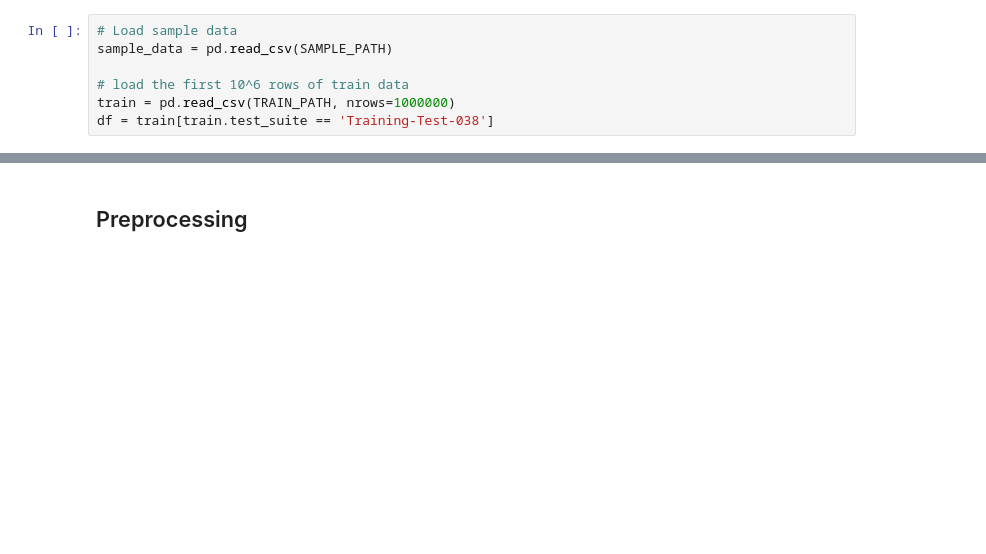
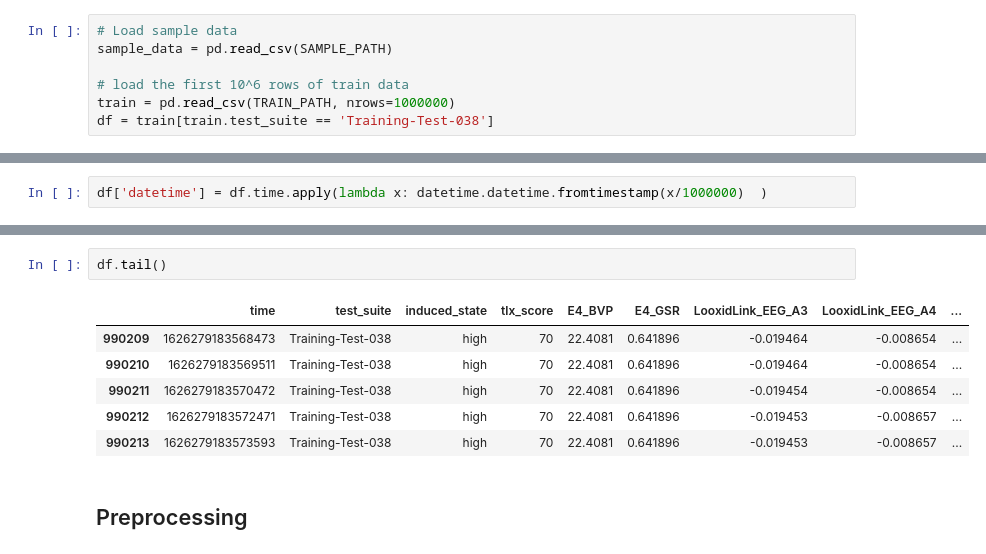
Before and after one commit to waynnbz/Cog-State-Classification, a Jupyter notebook: Single_testSuite.ipynb, the cells around one changed output, grey strips where cells are left out. Saved outputs shown, nothing was run; the diff lists cells and outputs as text; blank space fills up the shorter version.

```diff
--- a/Single_testSuite.ipynb
+++ b/Single_testSuite.ipynb
@@ -67,0 +116,2 @@ Name: test_suite, Length: 85, dtype: int64
+# %%
+df['datetime'] = df.time.apply(lambda x: datetime.datetime.fromtimestamp(x/1000000)  )
@@ -79,3 +178,12 @@ df[df.time == 1626275540354390]
+# %%
+df.tail()
+# %% [output]
+|  | time | test_suite | induced_state | tlx_score | E4_BVP | E4_GSR | LooxidLink_EEG_A3 | LooxidLink_EEG_A4 | ... |
+| 990209 | 1626279183568473 | Training-Test-038 | high | 70 | 22.4081 | 0.641896 | -0.019464 | -0.008654 | ... |
+| 990210 | 1626279183569511 | Training-Test-038 | high | 70 | 22.4081 | 0.641896 | -0.019464 | -0.008654 | ... |
+| 990211 | 1626279183570472 | Training-Test-038 | high | 70 | 22.4081 | 0.641896 | -0.019454 | -0.008654 | ... |
+| 990212 | 1626279183572471 | Training-Test-038 | high | 70 | 22.4081 | 0.641896 | -0.019453 | -0.008657 | ... |
+| 990213 | 1626279183573593 | Training-Test-038 | high | 70 | 22.4081 | 0.641896 | -0.019453 | -0.008657 | ... |
 # %% [markdown]
 ## Preprocessing
 # %%
```
Also changed, not shown: parts of 22 cells of this notebook, 4 other files.
